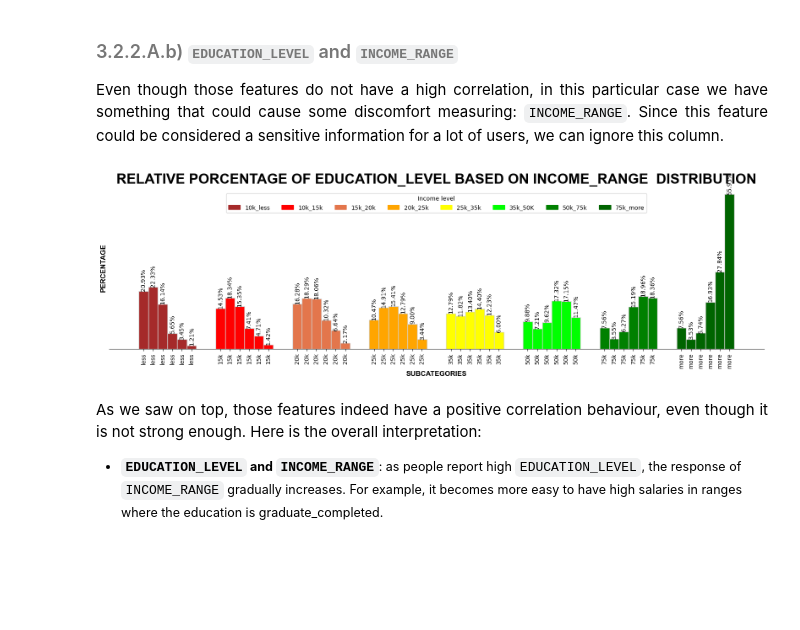
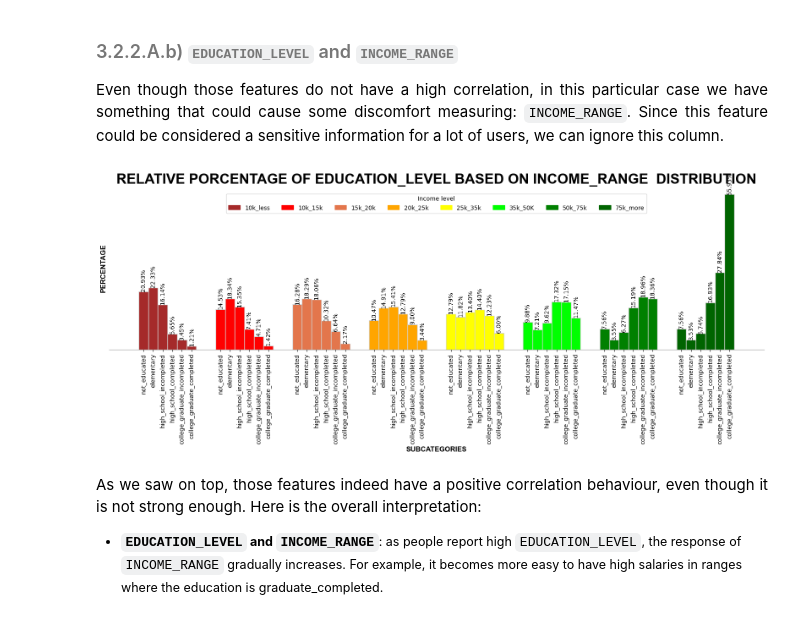
Before and after one commit to TulioInoue/diabetes_study, a Jupyter notebook: cleanning_data.ipynb, the cells around one changed output. Cells and saved outputs as stored; diff of their text form; code cells hidden in the pictures; blank space fills up the shorter version.

```diff
--- a/cleanning_data.ipynb
+++ b/cleanning_data.ipynb
@@ -765,7 +765,7 @@ plotdf = dataset.group_by(
     pl.col("EDUCATION_LEVEL").len().alias("TOTAL")
 ).with_columns(
     (
-        pl.col("INCOME_RANGE") + "_" + pl.col("EDUCATION_LEVEL")
+        pl.col("INCOME_RANGE") + "__" + pl.col("EDUCATION_LEVEL")
     ).alias("INCOME_RANGE_EDUCATION_LEVEL"),
     (
         pl.col("TOTAL")/pl.col("TOTAL").sum().over("EDUCATION_LEVEL")
@@ -806,36 +806,36 @@ ax.tick_params(axis = 'x', labelrotation = 90)
 
 ax.set_xticks(
     ticks = positions,
-    labels = [income.split("_")[1] for income in plotdf["INCOME_RANGE_EDUCATION_LEVEL"]]
+    labels = [income.split("__")[1] for income in plotdf["INCOME_RANGE_EDUCATION_LEVEL"]]
 )
 
 legend_info = {
     "10k_less": "brown",
     "10k_15k": "red",
     "15k_20k": "#E3764C",
     "20k_25k": "orange",
     "25k_35k": "yellow",
     "35k_50K": "lime",
     "50k_75k": "green",
     "75k_more": "darkgreen",
 }
 
 handles = [
     mpatches.Patch(color = color, label = label)
     for label, color in legend_info.items()
 ]
 
 ax.legend(
     handles = handles,
     title = "Income level",
     bbox_to_anchor = (0.5, 0.975),
     loc='upper center',
     ncol = len(plotdf["INCOME_RANGE"].unique()),
 )
 
 plt.show()
 # %% [output]
-[figure, old version]
+[figure, new version]
 # %% [markdown]
 <p align = "justify">As we saw on top, those features indeed have a positive correlation behaviour, even though it is not strong enough. Here is the overall interpretation:</p>
 
```
Also changed, not shown: parts of 15 cells of this notebook, 2 other files.
